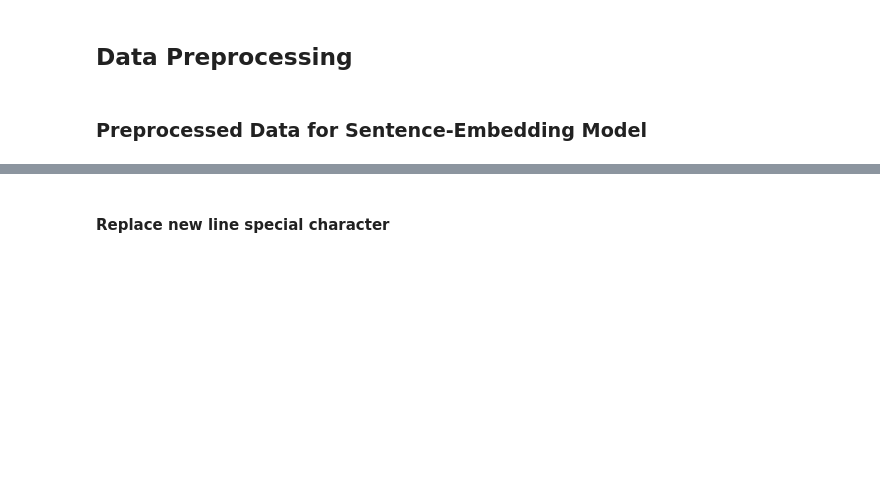
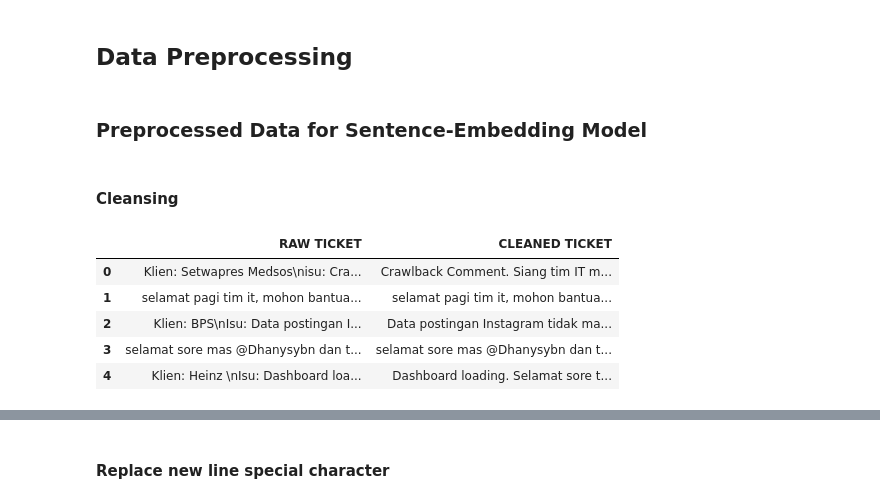
Before and after one commit to septyanagstn/clustering_indosbert_recursive_spherical_k-means, a Jupyter notebook: data_preparation.ipynb, the cells around one changed output, grey strips where cells are left out. Cells and saved outputs as stored; diff of their text form; code cells hidden in the pictures; blank space fills up the shorter version.

```diff
--- a/data_preparation.ipynb
+++ b/data_preparation.ipynb
@@ -66,3 +66,55 @@ df.head()
 ## Data Preprocessing
 # %% [markdown]
 ### Preprocessed Data for Sentence-Embedding Model
+# %% [markdown]
+#### Cleansing
+# %%
+# Remove New Line Special Character
+df['CLEANED TICKET'] = df['RAW TICKET'].apply(lambda x: re.sub(r'\n+', '. ', x))
+
+# Remove klien and label isu/kendala
+def remove_placeholder(teks):
+    if not isinstance(teks, str):
+        return teks
+
+    # 1a. Tiket berformat label: buang blok klien sampai sebelum label isu/kendala
+    pattern_klien_berlabel = r'\b(?:(?:klien|client|clien|lien)[\s:;,\.]*|(?:dashboard trial|dashboard client|dashboard|project)\s*[:;]\s*)(.*?)(?=\b(?:isu|issue|kendala|request|req|keluhan|problem|kebutuhan|detail)\b)'
+    teks = re.sub(pattern_klien_berlabel, '', teks, flags=re.IGNORECASE)
+
+    # 1b. Sisa "klien: <nama>" yang mungkin masih ada (tiket tanpa label isu)
+    # Hanya buang token "klien:" dan nilai langsung setelahnya sampai titik/koma berikutnya
+    pattern_klien_sisa = r'\b(?:klien|client|clien|lien)[\s:;,\.]*[^.!?\n]*?(?=[.!?\n]|$)'
+    teks = re.sub(pattern_klien_sisa, '', teks, flags=re.IGNORECASE)
+
+    # 2. Hapus label isu/kendala (tidak berubah)
+    pattern_isu_detail = r'\b(?:isu|issue|kendala|request|req|keluhan|problem|kebutuhan|detail)\s*[:;]\s*'
+    teks = re.sub(pattern_isu_detail, '', teks, flags=re.IGNORECASE)
+
+    # 3. Finalisasi
+    teks = teks.strip(' ;:,-')
+    teks = re.sub(r'[ \t]+', ' ', teks)
+
+    return teks
+
+df['CLEANED TICKET'] = df['CLEANED TICKET'].apply(remove_placeholder)
+
+
+# Remove Emoticon
+def remove_emoticon(teks):
+    if not isinstance(teks, str):
+        return teks
+    # Rentang emotikon umum (emoji, simbol, dll.)
+    emoticon_pattern = r'[\U0001F600-\U0001F64F\U0001F300-\U0001F5FF\U0001F680-\U0001F6FF\U0001F700-\U0001F77F\U0001F780-\U0001F7FF\U0001F800-\U0001F8FF\U0001F900-\U0001F9FF\U0001FA00-\U0001FA6F\U0001FA70-\U0001FAFF]+'
+    return re.sub(emoticon_pattern, '', teks, flags=re.IGNORECASE)
+
+df['CLEANED TICKET'] = df['CLEANED TICKET'].apply(remove_emoticon)
+
+
+df.head()
+# %% [output]
+|  | RAW TICKET | CLEANED TICKET |
+| 0 | Klien: Setwapres Medsos\nisu: Cra... | Crawlback Comment. Siang tim IT m... |
+| 1 | selamat pagi tim it, mohon bantua... | selamat pagi tim it, mohon bantua... |
+| 2 | Klien: BPS\nIsu: Data postingan I... | Data postingan Instagram tidak ma... |
+| 3 | selamat sore mas @Dhanysybn dan t... | selamat sore mas @Dhanysybn dan t... |
+| 4 | Klien: Heinz \nIsu: Dashboard loa... | Dashboard loading. Selamat sore t... |
```
Also changed, not shown: parts of 7 cells of this notebook, 1 other file.
